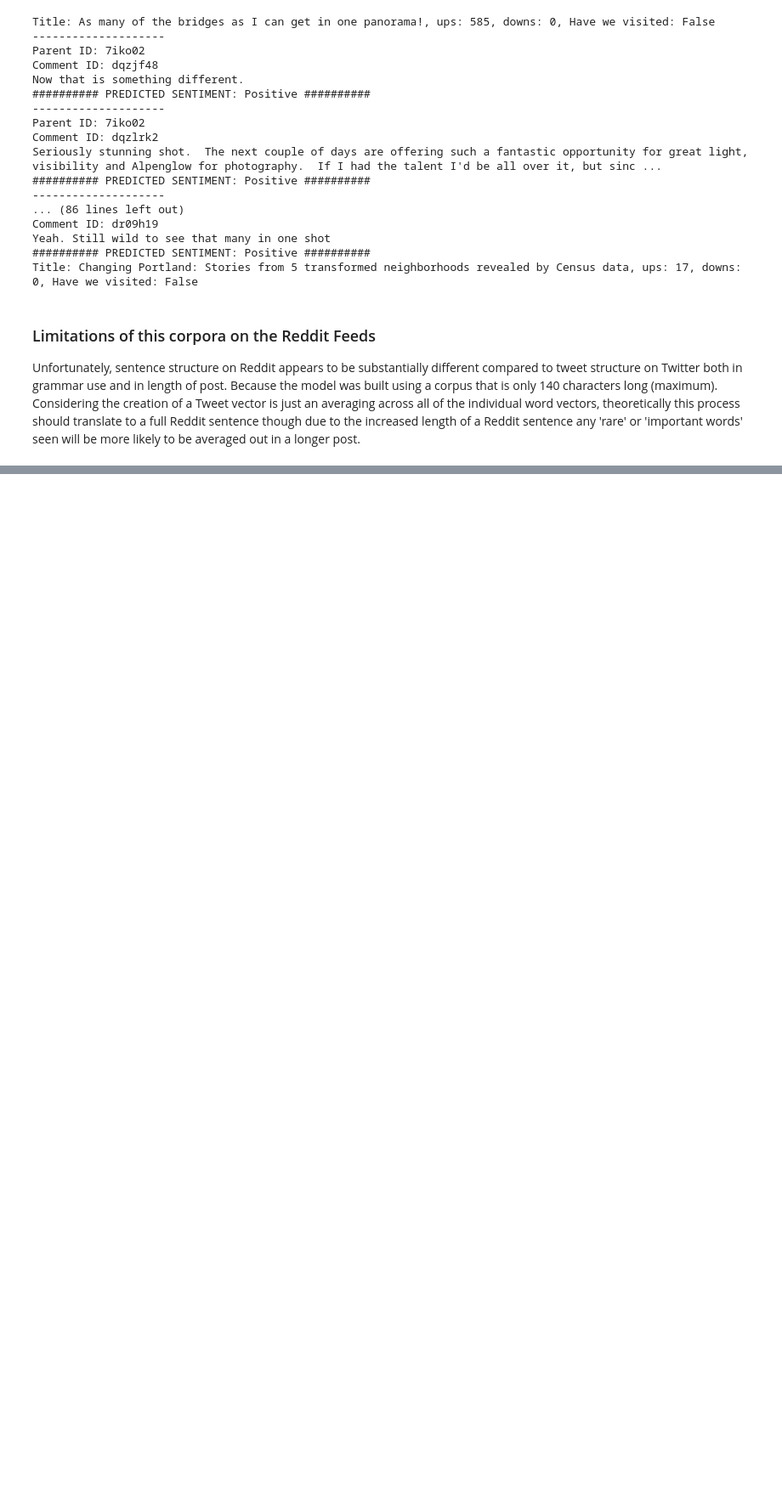
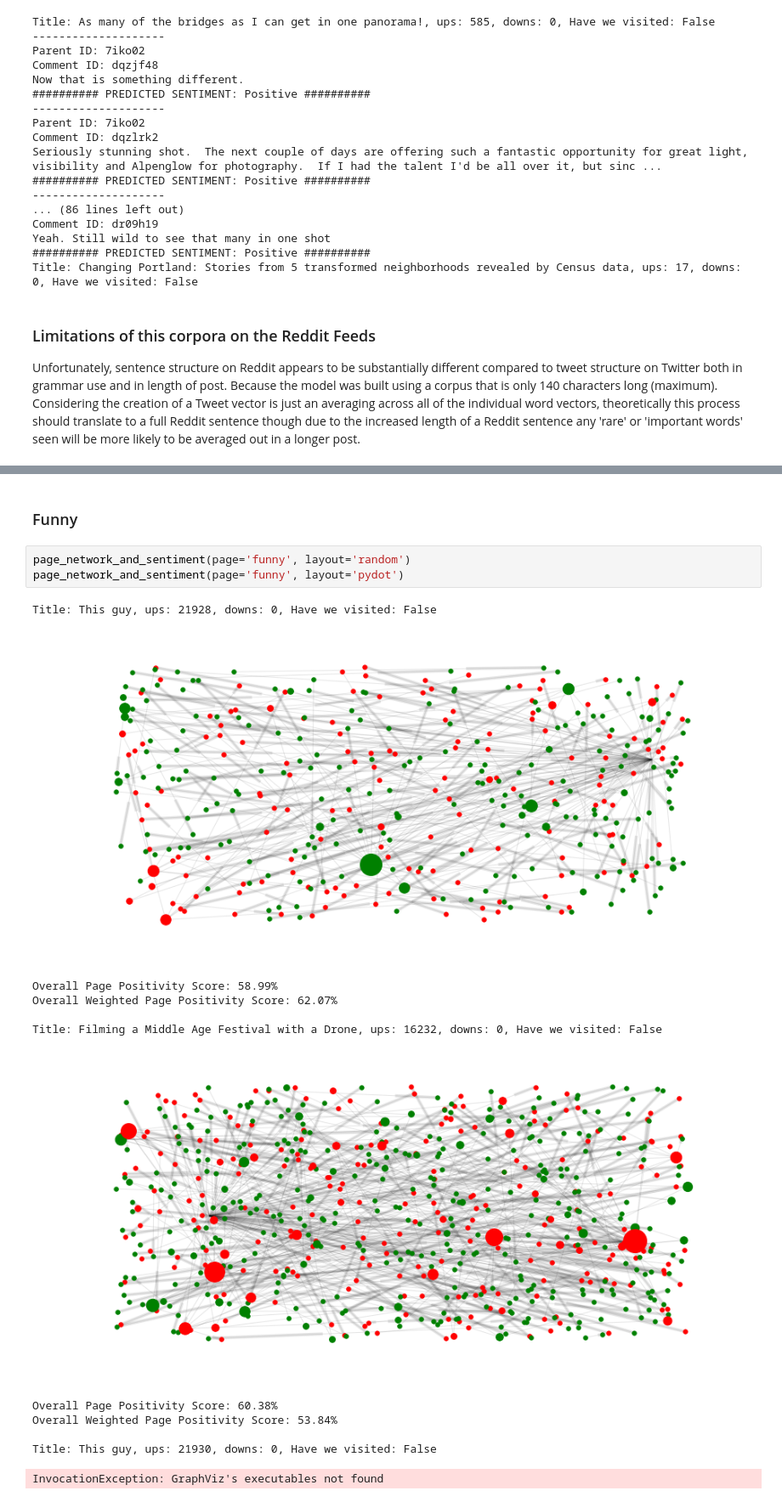
Before and after one commit to dswald/sentiment_analysis, a Jupyter notebook: sandbox/Sentiment Analysis - Clean Model.ipynb, the cells around one changed output, grey strips where cells are left out. Shown at 85% size. Cells and saved outputs as stored; diff of their text form; blank space fills up the shorter version.

```diff
--- a/sandbox/Sentiment Analysis - Clean Model.ipynb
+++ b/sandbox/Sentiment Analysis - Clean Model.ipynb
@@ -604,0 +663,18 @@ for sub,G in G_dict.items():
+# %% [markdown]
+### Funny
+# %%
+page_network_and_sentiment(page='funny', layout='random')
+page_network_and_sentiment(page='funny', layout='pydot')
+# %% [output]
+Title: This guy, ups: 21928, downs: 0, Have we visited: False
+[figure, added]
+Overall Page Positivity Score: 58.99%
+Overall Weighted Page Positivity Score: 62.07%
+
+Title: Filming a Middle Age Festival with a Drone, ups: 16232, downs: 0, Have we visited: False
+[figure, added]
+Overall Page Positivity Score: 60.38%
+Overall Weighted Page Positivity Score: 53.84%
+
+Title: This guy, ups: 21930, downs: 0, Have we visited: False
+InvocationException: GraphViz's executables not found
```
Also changed, not shown: parts of 17 cells of this notebook, 7 other files.
